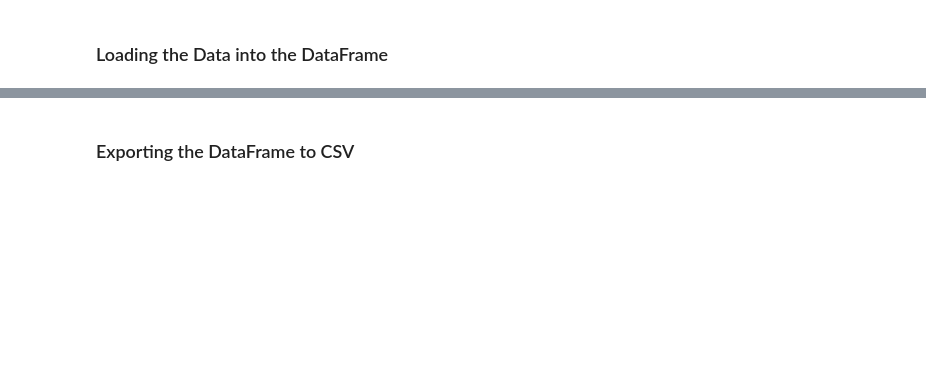
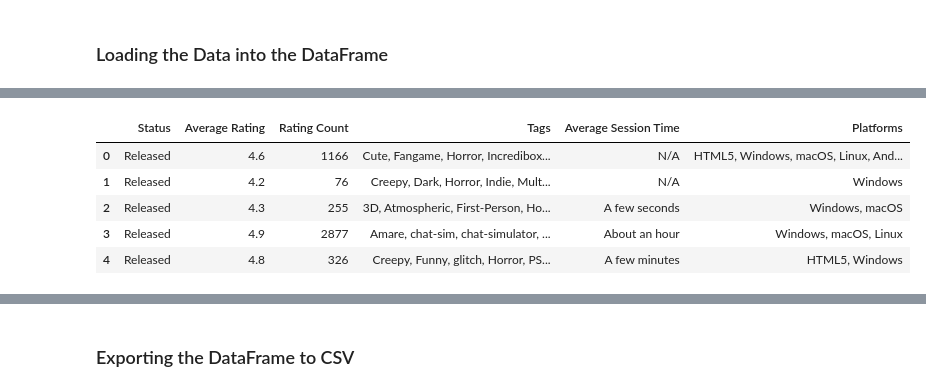
Before and after one commit to angelocguerra/data102-webscraping, a Jupyter notebook: Homework1.ipynb, the cells around one changed output, grey strips where cells are left out. Cells and saved outputs as stored; diff of their text form; code cells hidden in the pictures; blank space fills up the shorter version.

```diff
--- a/Homework1.ipynb
+++ b/Homework1.ipynb
@@ -162,0 +168,9 @@ Gather unknown signals from deep, silent space
+# %%
+# getting the links
+link_list = []
+for game in games:
+    link = game.find_element(By.XPATH, ".//a[@class='title game_link']").get_attribute('href')
+    link_list.append(link)
+
+# print(f"First five: {link_list[:5]}")
+print(f"Number of links: {len(link_list)}")
@@ -162,0 +179,8 @@ Gather unknown signals from deep, silent space
+# %%
+## delete before submission -> just checking if the im scrapping the right info
+# accessing first game
+driver.get(link_list[0])
+# scroll and click 'more information' button
+info_button = driver.find_element(By.XPATH, "//a[@class='toggle_info_btn']")
+driver.execute_script("arguments[0].scrollIntoView();", info_button)
+info_button.click()
@@ -164,0 +301,11 @@ Gather unknown signals from deep, silent space
+# %%
+columns = ['Status', 'Average Rating', 'Rating Count', 'Tags', 'Average Session Time', 'Platforms']
+more_info = pd.DataFrame(more_info, columns=columns)
+more_info.head()
+# %% [output]
+|  | Status | Average Rating | Rating Count | Tags | Average Session Time | Platforms |
+| 0 | Released | 4.6 | 1166 | Cute, Fangame, Horror, Incredibox... | N/A | HTML5, Windows, macOS, Linux, And... |
+| 1 | Released | 4.2 | 76 | Creepy, Dark, Horror, Indie, Mult... | N/A | Windows |
+| 2 | Released | 4.3 | 255 | 3D, Atmospheric, First-Person, Ho... | A few seconds | Windows, macOS |
+| 3 | Released | 4.9 | 2877 | Amare, chat-sim, chat-simulator, ... | About an hour | Windows, macOS, Linux |
+| 4 | Released | 4.8 | 326 | Creepy, Funny, glitch, Horror, PS... | A few minutes | HTML5, Windows |
```
Also changed, not shown: parts of 16 cells of this notebook.
